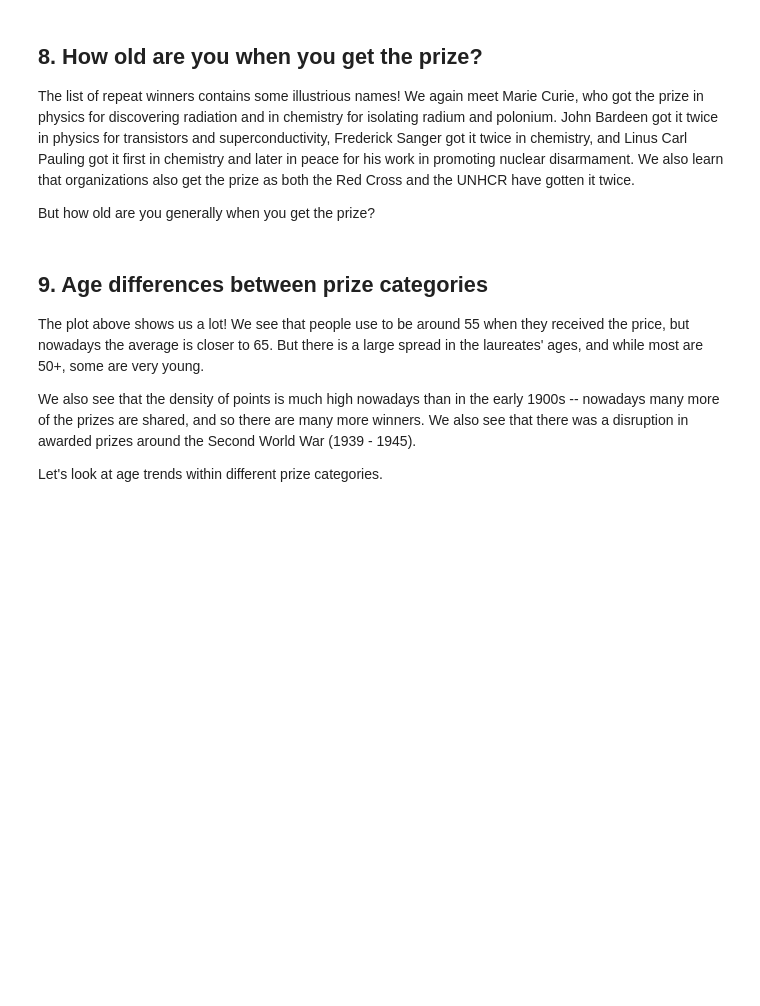
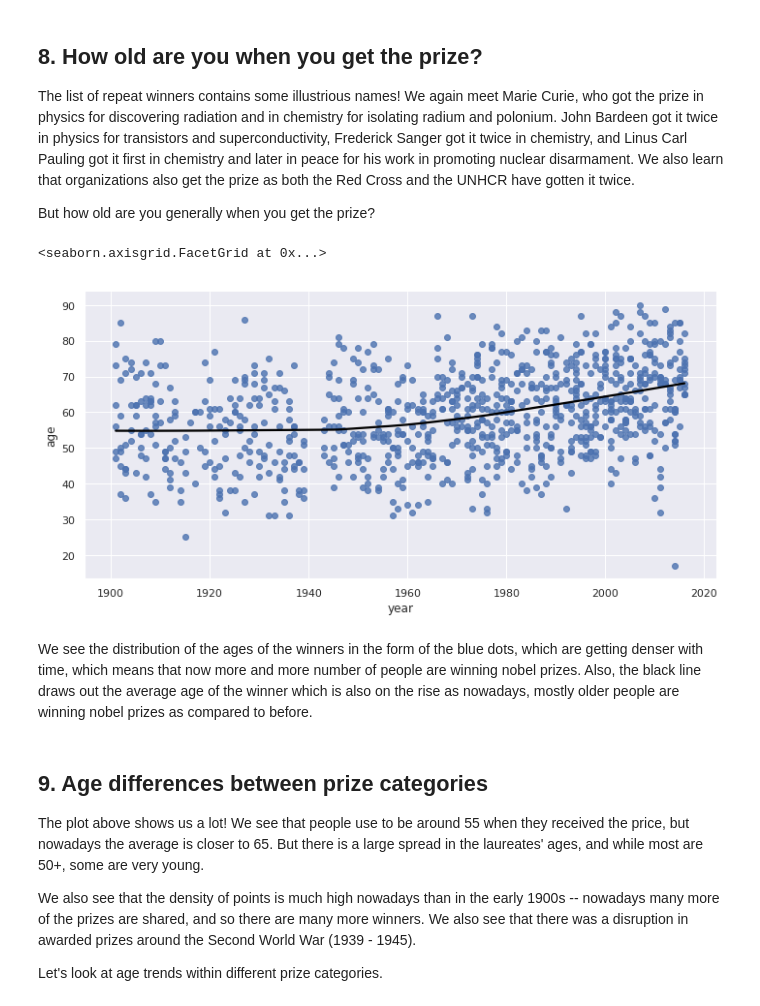
Before and after one commit to shakaibsaleem/DataScience, a Jupyter notebook: CS457-CaseStudy-1/A Visual History of Nobel Prize Winners/notebook.ipynb, the cells around one changed output. Cells and saved outputs as stored; diff of their text form; code cells hidden in the pictures; blank space fills up the shorter version.

```diff
--- a/CS457-CaseStudy-1/A Visual History of Nobel Prize Winners/notebook.ipynb
+++ b/CS457-CaseStudy-1/A Visual History of Nobel Prize Winners/notebook.ipynb
@@ -171,13 +169,19 @@ This shows us that 13 records correspond to those who won multiple nobel prizes.
 <p>But how old are you generally when you get the prize?</p>
 # %%
 # Converting birth_date from String to datetime
-nobel['birth_date'] = ...
+nobel['birth_date'] = pd.to_datetime(nobel['birth_date'])
 
 # Calculating the age of Nobel Prize winners
-nobel['age'] = ...
+nobel['age'] = nobel['year']-nobel['birth_date'].dt.year
 
 # Plotting the age of Nobel Prize winners
 # ... YOUR CODE FOR TASK 8 ...
+sns.lmplot(data=nobel,x='year',y='age',lowess=True, aspect=2,line_kws={'color' : 'black'})
+# %% [output]
+<seaborn.axisgrid.FacetGrid at 0x...>
+[figure, added]
+# %% [markdown]
+We see the distribution of the ages of the winners in the form of the blue dots, which are getting denser with time, which means that now more and more number of people are winning nobel prizes. Also, the black line draws out the average age of the winner which is also on the rise as nowadays, mostly older people are winning nobel prizes as compared to before.
 # %% [markdown]
 ## 9. Age differences between prize categories
 <p>The plot above shows us a lot! We see that people use to be around 55 when they received the price, but nowadays the average is closer to 65. But there is a large spread in the laureates' ages, and while most are 50+, some are very young.</p>
```
Also changed, not shown: parts of 14 cells of this notebook.
